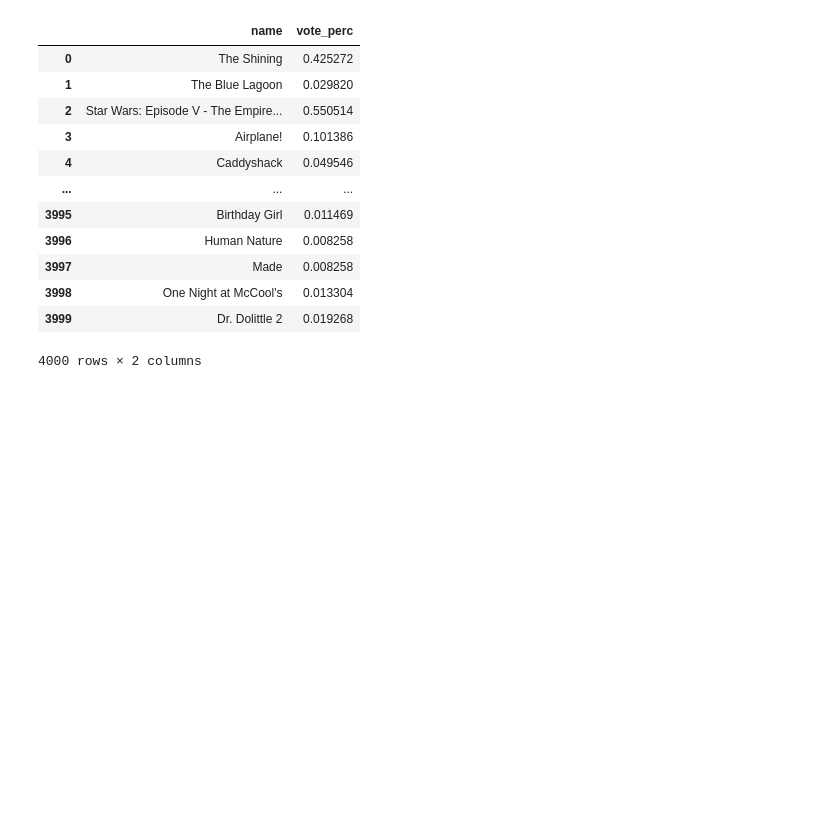
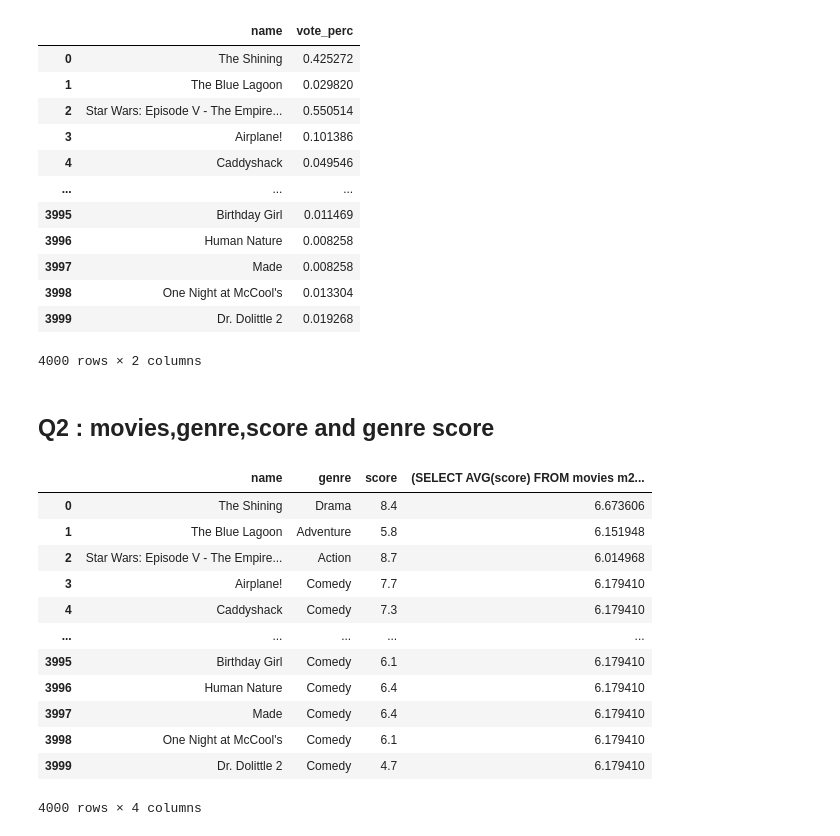
Before and after one commit to mmilannaik/bostonhousepricing, a Jupyter notebook: W15S3_SQL_Subquery.ipynb, the cells around one changed output. Saved outputs shown, nothing was run; the diff lists cells and outputs as text; code cells hidden in the pictures; blank space fills up the shorter version.

```diff
--- a/W15S3_SQL_Subquery.ipynb
+++ b/W15S3_SQL_Subquery.ipynb
@@ -395,3 +395,26 @@ pysqldf(
 | 3998 | One Night at McCool's | 0.013304 |
 | 3999 | Dr. Dolittle 2 | 0.019268 |
 4000 rows × 2 columns
+# %% [markdown]
+## Q2 : movies,genre,score and genre score
+# %%
+pysqldf('''
+  SELECT name,genre,score,
+    (SELECT AVG(score) FROM movies m2 where m1.genre = m2.genre)
+    FROM movies m1
+
+''')
+# %% [output]
+|  | name | genre | score | (SELECT AVG(score) FROM movies m2... |
+| 0 | The Shining | Drama | 8.4 | 6.673606 |
+| 1 | The Blue Lagoon | Adventure | 5.8 | 6.151948 |
+| 2 | Star Wars: Episode V - The Empire... | Action | 8.7 | 6.014968 |
+| 3 | Airplane! | Comedy | 7.7 | 6.179410 |
+| 4 | Caddyshack | Comedy | 7.3 | 6.179410 |
+| ... | ... | ... | ... | ... |
+| 3995 | Birthday Girl | Comedy | 6.1 | 6.179410 |
+| 3996 | Human Nature | Comedy | 6.4 | 6.179410 |
+| 3997 | Made | Comedy | 6.4 | 6.179410 |
+| 3998 | One Night at McCool's | Comedy | 6.1 | 6.179410 |
+| 3999 | Dr. Dolittle 2 | Comedy | 4.7 | 6.179410 |
+4000 rows × 4 columns
```
Also changed, not shown: parts of 16 cells of this notebook.
